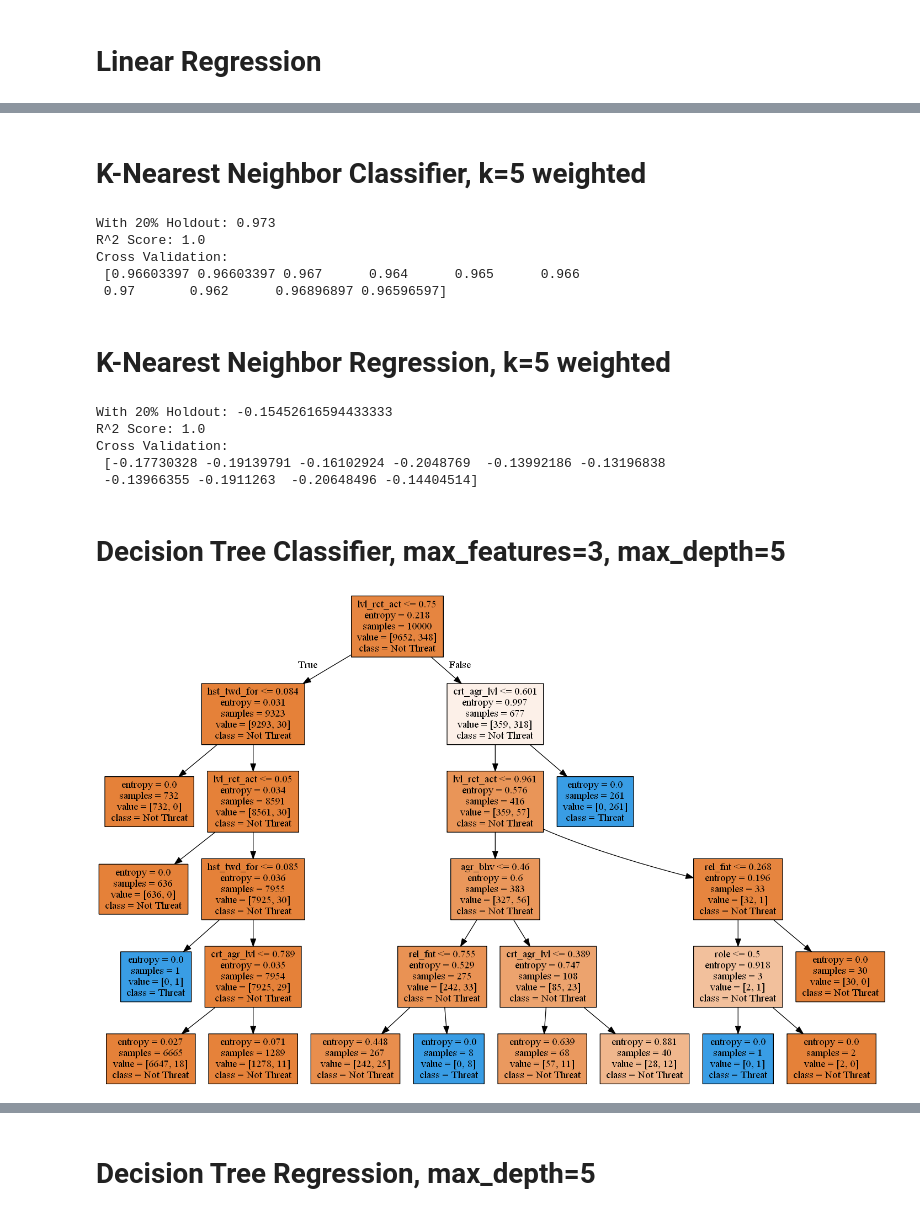
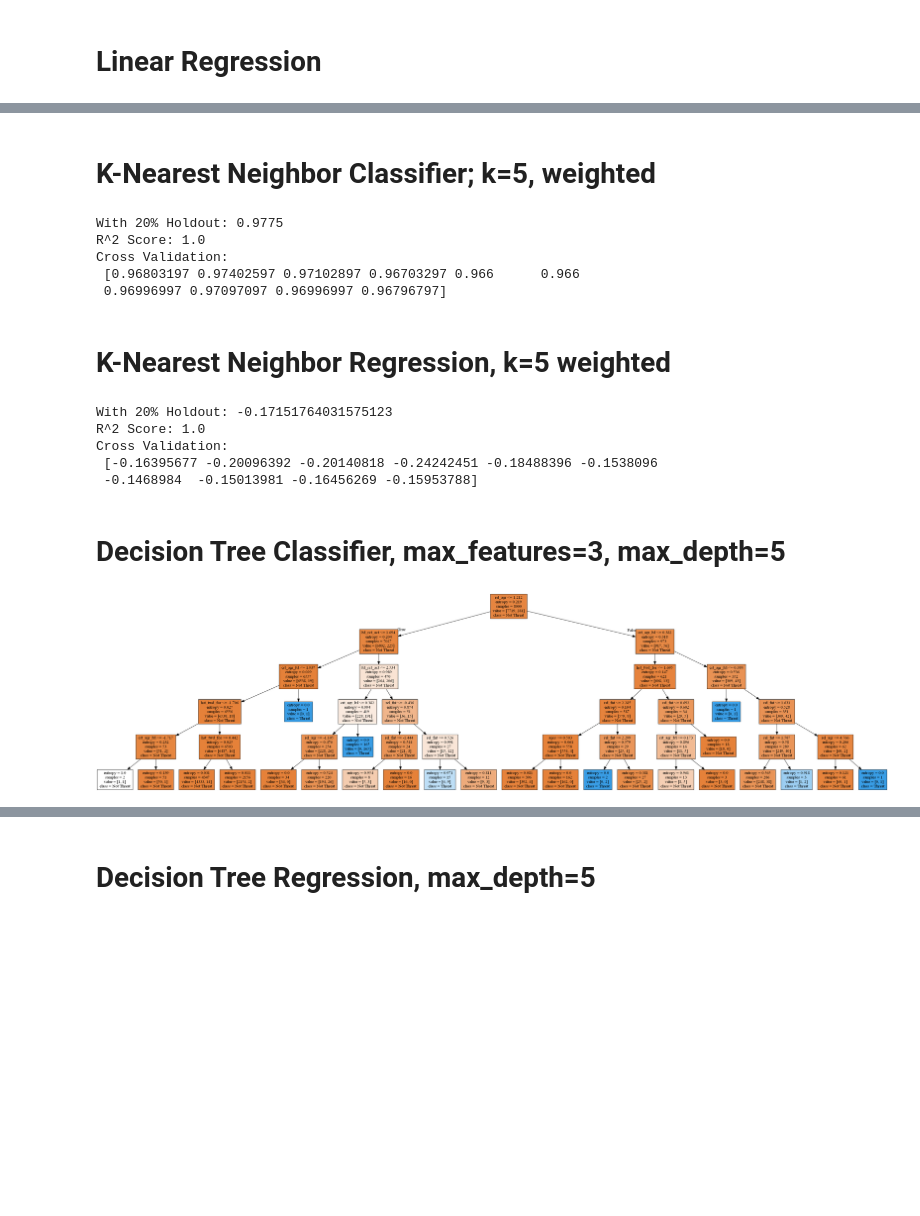
Before and after one commit to BlaHaws/Thinkful, a Jupyter notebook: CapstoneResearch/PredictingTerroristCapstone3.ipynb, the cells around one changed output, grey strips where cells are left out. Saved outputs shown, nothing was run; the diff lists cells and outputs as text; code cells hidden in the pictures; blank space fills up the shorter version.

```diff
--- a/CapstoneResearch/PredictingTerroristCapstone3.ipynb
+++ b/CapstoneResearch/PredictingTerroristCapstone3.ipynb
@@ -41,4 +28,5 @@ warnings.filterwarnings(action="ignore", module="scipy", message="^internal gels
 warnings.filterwarnings("ignore", category=FutureWarning)
 # %%
 sns.set_style('white')
-data = pd.read_csv('C://duh/Thinkful/Thinkful/CapstoneResearch/GeneratedAgents.csv')
+train = pd.read_csv('C://duh/Thinkful/Thinkful/CapstoneResearch/GeneratedAgents.csv')
+predict = pd.read_csv('C://duh/Thinkful/Thinkful/CapstoneResearch/GeneratedAgentsPredict.csv')
@@ -45,3 +44,26 @@ data = pd.read_csv('C://duh/Thinkful/Thinkful/CapstoneResearch/GeneratedAgents.c
+# %%
+train_X = train.drop(['is_current_threat', 'prob_threat'], 1)
+train_Y_cat = train['is_current_threat']
+train_Y_cont = train['prob_threat']
+
+predict_X = predict.drop(['is_current_threat', 'prob_threat'], 1)
+
+train_cat_X, test_cat_X, train_cat_Y, test_cat_Y = train_test_split(
+    train_X, train_Y_cat, test_size=0.2, random_state=0)
+train_cont_X, test_cont_X, train_cont_Y, test_cont_Y = train_test_split(
+    train_X, train_Y_cont, test_size=0.2, random_state=0)
+
+scaler_cat = StandardScaler()
+scaler_cont = StandardScaler()
+scaler_cat.fit(train_cat_X)
+scaler_cont.fit(train_cont_X)
+
+train_cat_X = scaler_cat.transform(train_cat_X)
+test_cat_X = scaler_cat.transform(test_cat_X)
+train_cont_X = scaler_cont.transform(train_cont_X)
+test_cont_X = scaler_cont.transform(test_cont_X)
+
+predict_X = scaler_cont.transform(predict_X)
 # %% [markdown]
 # Naive Bayes
 # %%
@@ -81,61 +95,51 @@ Cross Validation:
 # %% [markdown]
-# K-Nearest Neighbor Classifier, k=5 weighted
+# K-Nearest Neighbor Classifier; k=5, weighted
 # %%
-knn_X = data.drop(['is_current_threat', 'prob_threat'], 1)
-knn_Y = data['is_current_threat']
 knn_class = neighbors.KNeighborsClassifier(n_neighbors = 5, weights='distance')
-knn_class.fit(knn_X, knn_Y)
-knn_class_X_train, knn_class_X_test, knn_class_y_train, knn_class_y_test = train_test_split(knn_X, knn_Y, test_size=0.2, random_state=20)
 
-print('With 20% Holdout: ' + str(knn_class.fit(knn_class_X_train, knn_class_y_train).score(knn_class_X_test, knn_class_y_test)))
-print('R^2 Score: ' + str(knn_class.fit(knn_X, knn_Y).score(knn_X, knn_Y)))
-print('Cross Validation:\n', cross_val_score(knn_class, knn_X, knn_Y, cv=10))
+print('With 20% Holdout: ' + str(knn_class.fit(train_cat_X, train_cat_Y).score(test_cat_X, test_cat_Y)))
+print('R^2 Score: ' + str(knn_class.fit(train_X, train_Y_cat).score(train_X, train_Y_cat)))
+print('Cross Validation:\n', cross_val_score(knn_class, train_X, train_Y_cat, cv=10))
 # %% [output]
-With 20% Holdout: 0.973
+With 20% Holdout: 0.9775
 R^2 Score: 1.0
 Cross Validation:
- [0.96603397 0.96603397 0.967      0.964      0.965      0.966
- 0.97       0.962      0.96896897 0.96596597]
+ [0.96803197 0.97402597 0.97102897 0.96703297 0.966      0.966
+ 0.96996997 0.97097097 0.96996997 0.96796797]
 # %% [markdown]
 # K-Nearest Neighbor Regression, k=5 weighted
 # %%
 knn_regr = neighbors.KNeighborsRegressor(n_neighbors=5, weights='distance')
-knn_regr_Y = data['prob_threat']
-knn_regr.fit(knn_X, knn_regr_Y)
-knn_regr_X_train, knn_regr_X_test, knn_regr_y_train, knn_regr_y_test = train_test_split(knn_X, knn_regr_Y, test_size=0.2, random_state=20)
 
-print('With 20% Holdout: ' + str(knn_regr.fit(knn_regr_X_train, knn_regr_y_train).score(knn_regr_X_test, knn_regr_y_test)))
-print('R^2 Score: ' + str(knn_regr.fit(knn_X, knn_regr_Y).score(knn_X, knn_regr_Y)))
-print('Cross Validation:\n', cross_val_score(knn_regr, knn_X, knn_regr_Y, cv=10))
+print('With 20% Holdout: ' + str(knn_regr.fit(train_cont_X, train_cont_Y).score(test_cont_X, test_cont_Y)))
+print('R^2 Score: ' + str(knn_regr.fit(train_X, train_Y_cont).score(train_X, train_Y_cont)))
+print('Cross Validation:\n', cross_val_score(knn_regr, train_X, train_Y_cont, cv=10))
 # %% [output]
-With 20% Holdout: -0.15452616594433333
+With 20% Holdout: -0.17151764031575123
 R^2 Score: 1.0
 Cross Validation:
- [-0.17730328 -0.19139791 -0.16102924 -0.2048769  -0.13992186 -0.13196838
- -0.13966355 -0.1911263  -0.20648496 -0.14404514]
+ [-0.16395677 -0.20096392 -0.20140818 -0.24242451 -0.18488396 -0.1538096
+ -0.1468984  -0.15013981 -0.16456269 -0.15953788]
 # %% [markdown]
 # Decision Tree Classifier, max_features=3, max_depth=5
 # %%
-tree_X = data.drop(['is_current_threat', 'prob_threat'], 1)
-tree_class_Y = data['is_current_threat']
-
 class_tree = tree.DecisionTreeClassifier(
     criterion='entropy',
     max_features=3,
     max_depth=5
 )
 
-class_tree.fit(tree_X, tree_class_Y)
+class_tree.fit(train_cat_X, train_cat_Y)
 
 dot_data = tree.export_graphviz(
     class_tree, out_file=None,
-    feature_names=tree_X.columns,
+    feature_names=train_X.columns,
     class_names=['Not Threat', 'Threat'],
     filled=True,
 )
 
 graph = pydotplus.graph_from_dot_data(dot_data)
 Image(graph.create_png())
 # %% [output]
-[figure, old version]
+[figure, new version]
 # %%
```
Also changed, not shown: parts of 22 cells of this notebook.
